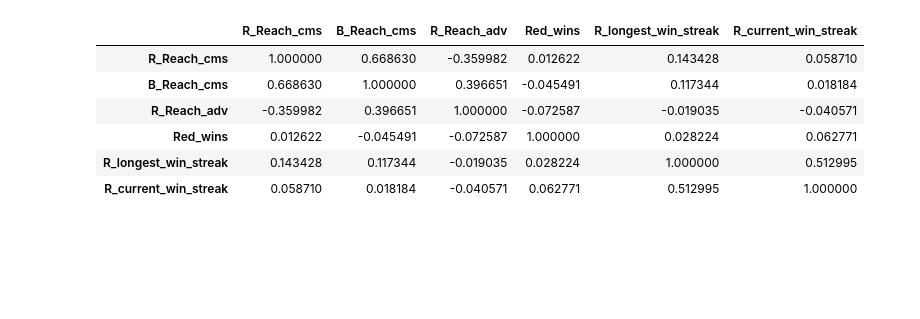
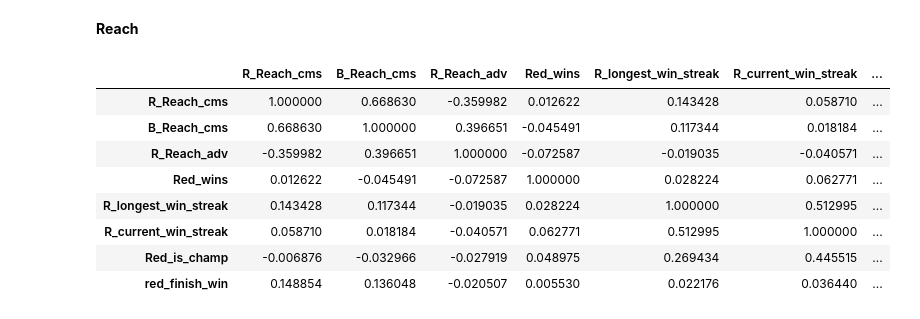
Before and after one commit to dariusdr95/UFC-Analysis, a Jupyter notebook: UFC Analysis.ipynb, the cells around one changed output. Cells and saved outputs as stored; diff of their text form; code cells hidden in the pictures; blank space fills up the shorter version.

```diff
--- a/UFC Analysis.ipynb
+++ b/UFC Analysis.ipynb
@@ -34,0 +43,20 @@ df["Red_wins"]=df["Winner"].apply(lambda x: 1 if x == "Red" else -1)
+# %%
+####Loading Data
+df=pd.read_csv("C:/Users/dariu/Desktop/Kaggle/ufc-master.csv")
+
+####Converting winner/title to binary/numeric values to allow correlation operation
+df["Red_wins"]=df["Winner"].apply(lambda x: 1 if x == "Red" else 0)
+df["Red_loses"]=df["Winner"].apply(lambda x: 0 if x == "Red" else 1)
+df["Red_is_champ"]=df["title_bout"].apply(lambda x: 1 if x == True else 0)
+
+
+#####Converting win method to binary/numeric finish/no finish
+df["finish_win"]=df["finish"]
+df["finish_win"].replace(["KO/TKO","SUB"],1, inplace = True)
+df["finish_win"].replace(["U-DEC","S-DEC","M-DEC"],0, inplace = True)
+df["finish_win"].replace(["DQ","Overturned"],np.NaN, inplace = True)
+df["red_finish_win"]=df["finish_win"]
+for x in range(len(df)):
+    if df.at[x,"Winner"] == "blue":
+        df.at[x,"red_finish_win"]=0
+        x +=1
@@ -47,0 +80,9 @@ df_height.corr()
+# %%
+###Height Buckets
+
+
+bins = np.array([-30,-20,-15,-10,-5,-0.1,0,5,10,15,20,30])
+df["R_Height_adv_Buc"] = pd.cut(df["R_Height_adv"], bins)
+table1 = pd.pivot_table(df,index="R_Height_adv_Buc",values = ["Red_wins","Red_loses"], aggfunc=np.sum)
+table1["Red_win_%"]=table1["Red_wins"]/((table1["Red_wins"])+table1["Red_loses"])
+table1
@@ -65,0 +123,9 @@ df_weight.corr()
+# %%
+####Weight Buckets
+
+
+bins = np.array([-30,-20,-15,-10,-5,-0.1,0,5,10,15,20,30])
+df["R_Weight_adv_Buc"] = pd.cut(df["R_Weight_adv"], bins)
+table1 = pd.pivot_table(df,index="R_Weight_adv_Buc",values = ["Red_wins","Red_loses"], aggfunc=np.sum)
+table1["Red_win_%"]=table1["Red_wins"]/((table1["Red_wins"])+table1["Red_loses"])
+table1
@@ -66,15 +146,19 @@ df_weight.corr()
+# %% [markdown]
+<b>Reach</b>
 # %%
 ####Reach
 
 df["R_Reach_adv"] = df["reach_dif"]
-df_reach=df[["R_Reach_cms", "B_Reach_cms","R_Reach_adv","Red_wins","R_longest_win_streak", "R_current_win_streak"]]
+df_reach=df[["R_Reach_cms", "B_Reach_cms","R_Reach_adv","Red_wins","R_longest_win_streak", "R_current_win_streak","Red_is_champ","red_finish_win"]]
 
 df_reach.corr()
 # %% [output]
-|  | R_Reach_cms | B_Reach_cms | R_Reach_adv | Red_wins | R_longest_win_streak | R_current_win_streak |
-| R_Reach_cms | 1.000000 | 0.668630 | -0.359982 | 0.012622 | 0.143428 | 0.058710 |
-| B_Reach_cms | 0.668630 | 1.000000 | 0.396651 | -0.045491 | 0.117344 | 0.018184 |
-| R_Reach_adv | -0.359982 | 0.396651 | 1.000000 | -0.072587 | -0.019035 | -0.040571 |
-| Red_wins | 0.012622 | -0.045491 | -0.072587 | 1.000000 | 0.028224 | 0.062771 |
-| R_longest_win_streak | 0.143428 | 0.117344 | -0.019035 | 0.028224 | 1.000000 | 0.512995 |
-| R_current_win_streak | 0.058710 | 0.018184 | -0.040571 | 0.062771 | 0.512995 | 1.000000 |
+|  | R_Reach_cms | B_Reach_cms | R_Reach_adv | Red_wins | R_longest_win_streak | R_current_win_streak | ... |
+| R_Reach_cms | 1.000000 | 0.668630 | -0.359982 | 0.012622 | 0.143428 | 0.058710 | ... |
+| B_Reach_cms | 0.668630 | 1.000000 | 0.396651 | -0.045491 | 0.117344 | 0.018184 | ... |
+| R_Reach_adv | -0.359982 | 0.396651 | 1.000000 | -0.072587 | -0.019035 | -0.040571 | ... |
+| Red_wins | 0.012622 | -0.045491 | -0.072587 | 1.000000 | 0.028224 | 0.062771 | ... |
+| R_longest_win_streak | 0.143428 | 0.117344 | -0.019035 | 0.028224 | 1.000000 | 0.512995 | ... |
+| R_current_win_streak | 0.058710 | 0.018184 | -0.040571 | 0.062771 | 0.512995 | 1.000000 | ... |
+| Red_is_champ | -0.006876 | -0.032966 | -0.027919 | 0.048975 | 0.269434 | 0.445515 | ... |
+| red_finish_win | 0.148854 | 0.136048 | -0.020507 | 0.005530 | 0.022176 | 0.036440 | ... |
```
Also changed, not shown: parts of 20 cells of this notebook.
